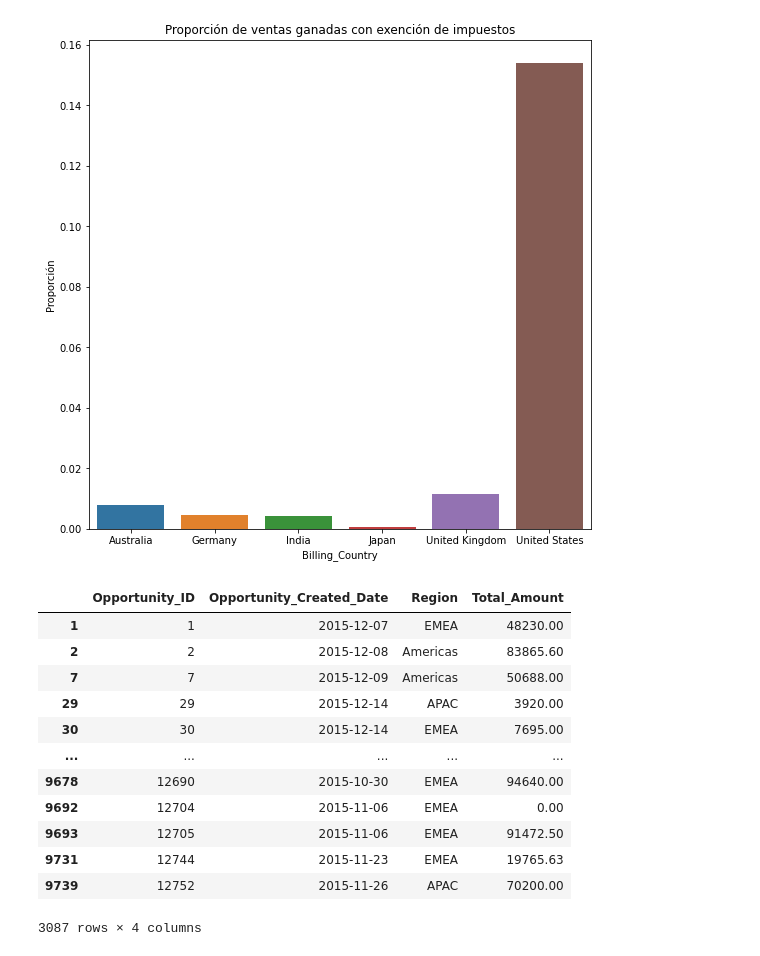
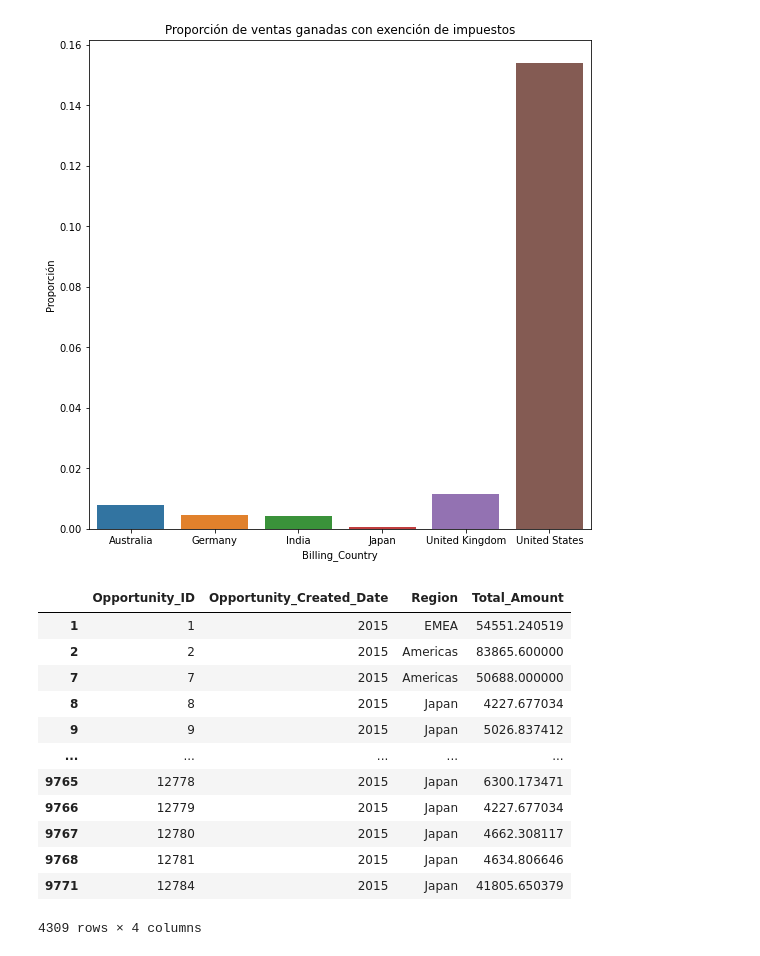
Before and after one commit to RiedelNicolas/75.06-2C2020-TP1, a Jupyter notebook: Codigo_analisis.ipynb, the cells around one changed output. Drawn from its saved outputs; the diff is of its cells as text; code cells hidden in the pictures.

```diff
--- a/Codigo_analisis.ipynb
+++ b/Codigo_analisis.ipynb
@@ -453,33 +453,39 @@ plt.show()
 # %%
 #Genero un dataframe que termine teniendo la fecha de creacion de la oportunidad, el id de la oportunidad,
 #la region de la oportunidad, y el precio total de los productos pagados
-precios_totales_pagados = datos[["Opportunity_ID", "Total_Amount"]].\
-        groupby("Opportunity_ID").agg({"Total_Amount":"sum"})
+aux_df = datos[["Opportunity_ID", "Total_Amount", "Total_Amount_Currency"]].\
+        merge(conversion_promedio, left_on = "Total_Amount_Currency", right_on = "Currency")
+aux_df["Total_Amount"] = aux_df["Total_Amount"] * aux_df["Equivalencia Moneda USD"]
+aux_df = aux_df[["Opportunity_ID", "Total_Amount"]]
+
+precios_totales_pagados = aux_df.groupby("Opportunity_ID").agg({"Total_Amount":"sum"})
 inversion_por_region_y_fecha = datos[["Opportunity_ID", "Opportunity_Created_Date", "Region"]].\
         drop_duplicates(subset=["Opportunity_ID"])
+inversion_por_region_y_fecha["Opportunity_Created_Date"] = \
+        inversion_por_region_y_fecha["Opportunity_Created_Date"].dt.year
 
 #Se termina de generar el dfr que se queria generar
 inversion_por_region_y_fecha = inversion_por_region_y_fecha.\
         merge(precios_totales_pagados, on = "Opportunity_ID")
 
 #Filtro los Total_Amount mayores a ese valor porque son muy pocos
 inversion_por_region_y_fecha = inversion_por_region_y_fecha[inversion_por_region_y_fecha["Total_Amount"] < 10e4]
 
 #inversion_por_region_y_fecha.reset_index(inplace = True)
 inversion_por_region_y_fecha
 # %% [output]
 |  | Opportunity_ID | Opportunity_Created_Date | Region | Total_Amount |
-| 1 | 1 | 2015-12-07 | EMEA | 48230.00 |
-| 2 | 2 | 2015-12-08 | Americas | 83865.60 |
-| 7 | 7 | 2015-12-09 | Americas | 50688.00 |
-| 29 | 29 | 2015-12-14 | APAC | 3920.00 |
-| 30 | 30 | 2015-12-14 | EMEA | 7695.00 |
+| 1 | 1 | 2015 | EMEA | 54551.240519 |
+| 2 | 2 | 2015 | Americas | 83865.600000 |
+| 7 | 7 | 2015 | Americas | 50688.000000 |
+| 8 | 8 | 2015 | Japan | 4227.677034 |
+| 9 | 9 | 2015 | Japan | 5026.837412 |
 | ... | ... | ... | ... | ... |
-| 9678 | 12690 | 2015-10-30 | EMEA | 94640.00 |
-| 9692 | 12704 | 2015-11-06 | EMEA | 0.00 |
-| 9693 | 12705 | 2015-11-06 | EMEA | 91472.50 |
-| 9731 | 12744 | 2015-11-23 | EMEA | 19765.63 |
-| 9739 | 12752 | 2015-11-26 | APAC | 70200.00 |
+| 9765 | 12778 | 2015 | Japan | 6300.173471 |
+| 9766 | 12779 | 2015 | Japan | 4227.677034 |
+| 9767 | 12780 | 2015 | Japan | 4662.308117 |
+| 9768 | 12781 | 2015 | Japan | 4634.806646 |
+| 9771 | 12784 | 2015 | Japan | 41805.650379 |
-3087 rows × 4 columns
+4309 rows × 4 columns
 # %%
 #sns.scatterplot(x='Estimated Delivery Days', y='Won Opportunity Rate', data=wonRateByDateDiff)
```
Also changed, not shown: parts of 2 cells of this notebook.
